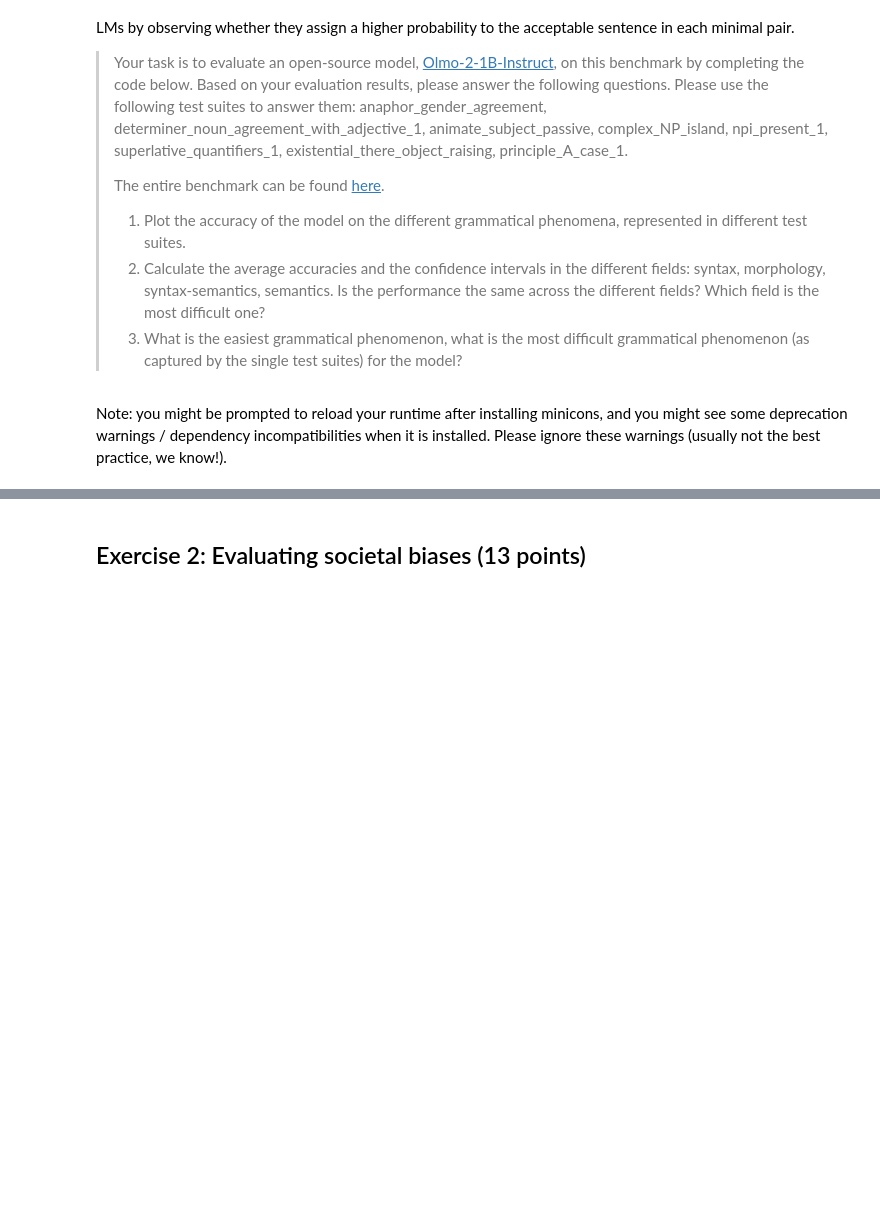
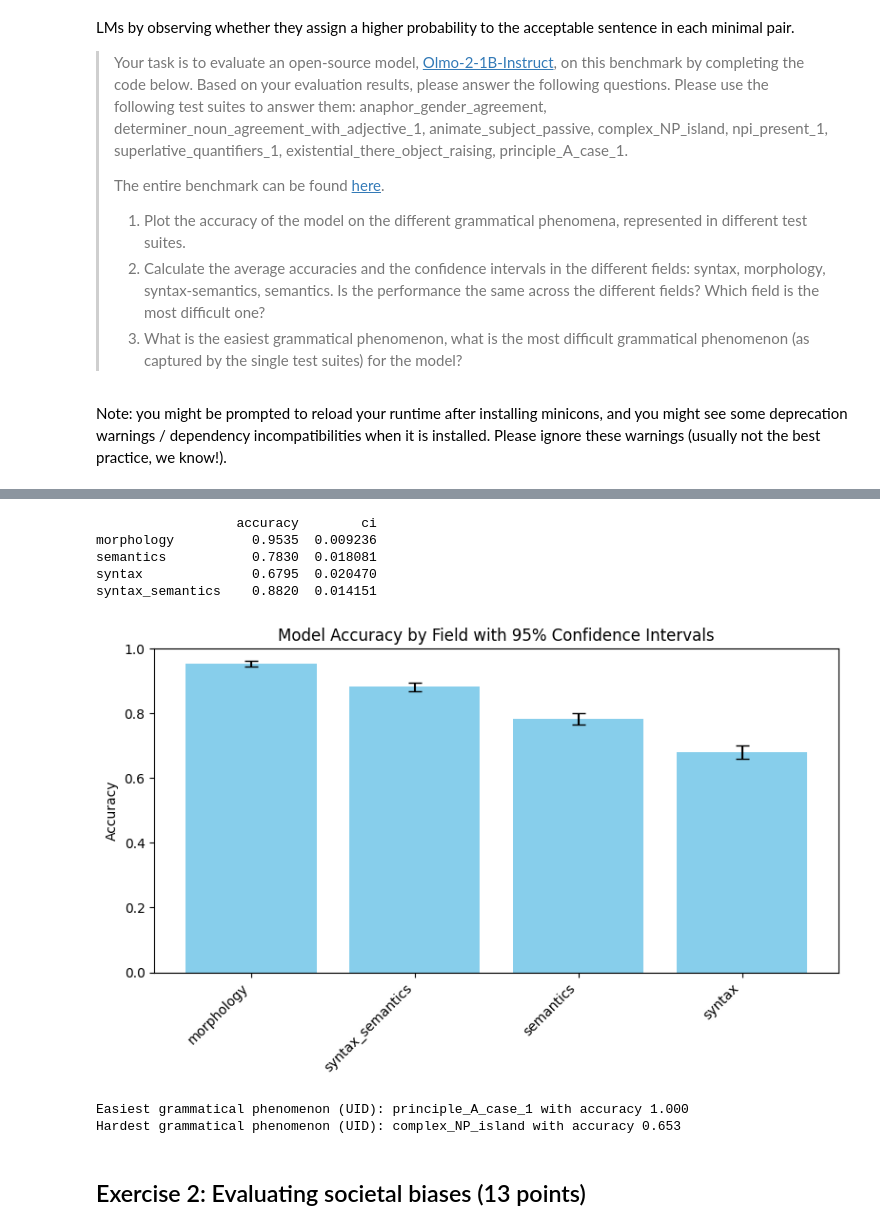
Before and after one commit to ozlemkrblt/Understanding_LLMs_Workspace, a Jupyter notebook: understanding-llms/homework/04_evaluation.ipynb, the cells around one changed output, grey strips where cells are left out. Saved outputs shown, nothing was run; the diff lists cells and outputs as text; code cells hidden in the pictures; blank space fills up the shorter version.

```diff
--- a/understanding-llms/homework/04_evaluation.ipynb
+++ b/understanding-llms/homework/04_evaluation.ipynb
@@ -149,3 +179,53 @@ df_results
+# %%
+# calculate the performance as described above by category and plot the results in a bar plot with CIs
+fields = []
+accuracies = []
+cis = []
+
+for field, group in df_results.groupby("field"):
+    data = group["correct"].values
+    n = len(data)
+    mean = np.mean(data)
+    sem = stats.sem(data)
+    ci = sem * stats.t.ppf((1 + 0.95) / 2., n-1)
+
+    fields.append(field)
+    accuracies.append(mean)
+    cis.append(ci)
+
+accuracy_CI_per_field = pd.DataFrame({
+    "accuracy": accuracies,
+    "ci": cis
+}, index=fields)
+
+print(accuracy_CI_per_field)
+
+accuracy_CI_per_field = accuracy_CI_per_field.sort_values("accuracy", ascending=False)
+
+plt.figure(figsize=(8,5))
+plt.bar(accuracy_CI_per_field.index, accuracy_CI_per_field["accuracy"], yerr=accuracy_CI_per_field["ci"], capsize=5, color='skyblue')
+plt.ylabel("Accuracy")
+plt.ylim(0, 1)
+plt.title("Model Accuracy by Field with 95% Confidence Intervals")
+plt.xticks(rotation=45, ha="right")
+plt.tight_layout()
+plt.show()
+# %% [output]
+                  accuracy        ci
+morphology          0.9535  0.009236
+semantics           0.7830  0.018081
+syntax              0.6795  0.020470
+syntax_semantics    0.8820  0.014151
+[figure, added]
+# %%
+# Find easiest and hardest test suites
+easiest_UID = accuracy_per_UID["accuracy"].idxmax()
+hardest_UID = accuracy_per_UID["accuracy"].idxmin()
+print(f"Easiest grammatical phenomenon (UID): {easiest_UID} with accuracy {accuracy_per_UID['accuracy'].max():.3f}")
+print(f"Hardest grammatical phenomenon (UID): {hardest_UID} with accuracy {accuracy_per_UID['accuracy'].min():.3f}")
+# %% [output]
+Easiest grammatical phenomenon (UID): principle_A_case_1 with accuracy 1.000
+Hardest grammatical phenomenon (UID): complex_NP_island with accuracy 0.653
 # %% [markdown]
 ## Exercise 2: Evaluating societal biases (13 points)
 # %% [markdown]
```
Also changed, not shown: parts of 12 cells of this notebook.
